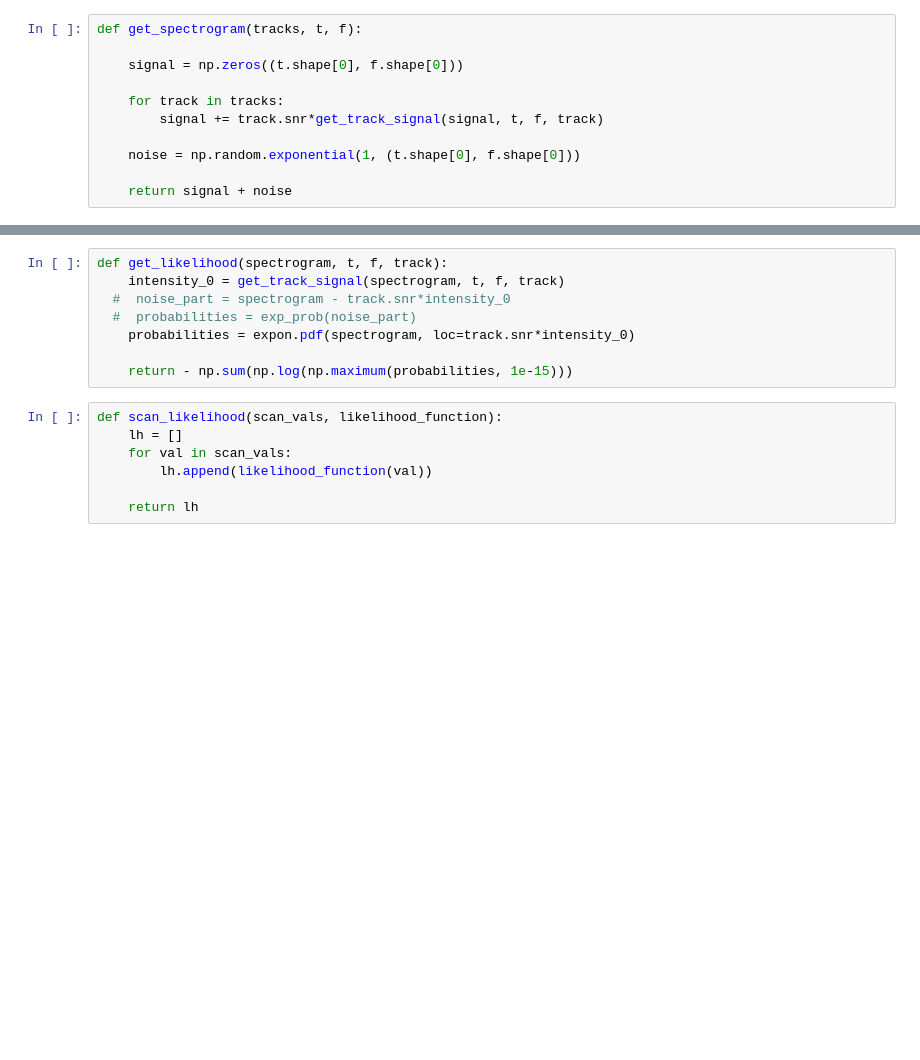
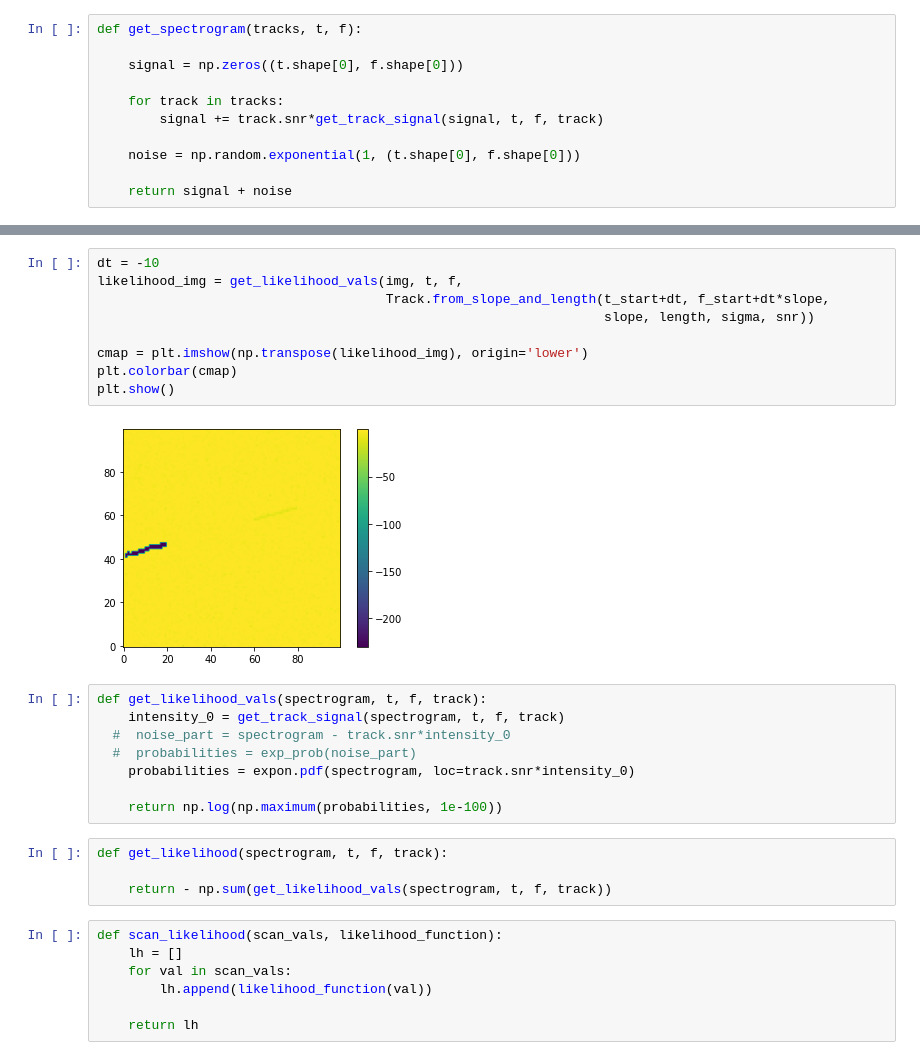
Before and after one commit to MCFlowMace/Track-Likelihood-Fit, a Jupyter notebook: notebooks/likelihood_fit.ipynb, the cells around one changed output, grey strips where cells are left out. Saved outputs shown, nothing was run; the diff lists cells and outputs as text; blank space fills up the shorter version.

```diff
--- a/notebooks/likelihood_fit.ipynb
+++ b/notebooks/likelihood_fit.ipynb
@@ -147,11 +149,26 @@ plot_spectrogram(img, t_min, t_max, f_min, f_max, img_name)
+# %%
+dt = -10
+likelihood_img = get_likelihood_vals(img, t, f,
+                                     Track.from_slope_and_length(t_start+dt, f_start+dt*slope,
+                                                                 slope, length, sigma, snr))
+
+cmap = plt.imshow(np.transpose(likelihood_img), origin='lower')
+plt.colorbar(cmap)
+plt.show()
+# %% [output]
+[figure, added]
 # %%
-def get_likelihood(spectrogram, t, f, track):
+def get_likelihood_vals(spectrogram, t, f, track):
     intensity_0 = get_track_signal(spectrogram, t, f, track)
   #  noise_part = spectrogram - track.snr*intensity_0
   #  probabilities = exp_prob(noise_part)
     probabilities = expon.pdf(spectrogram, loc=track.snr*intensity_0)
 
-    return - np.sum(np.log(np.maximum(probabilities, 1e-15)))
+    return np.log(np.maximum(probabilities, 1e-100))
+# %%
+def get_likelihood(spectrogram, t, f, track):
+
+    return - np.sum(get_likelihood_vals(spectrogram, t, f, track))
 # %%
 def scan_likelihood(scan_vals, likelihood_function):
     lh = []
```
Also changed, not shown: parts of 3 cells of this notebook.
